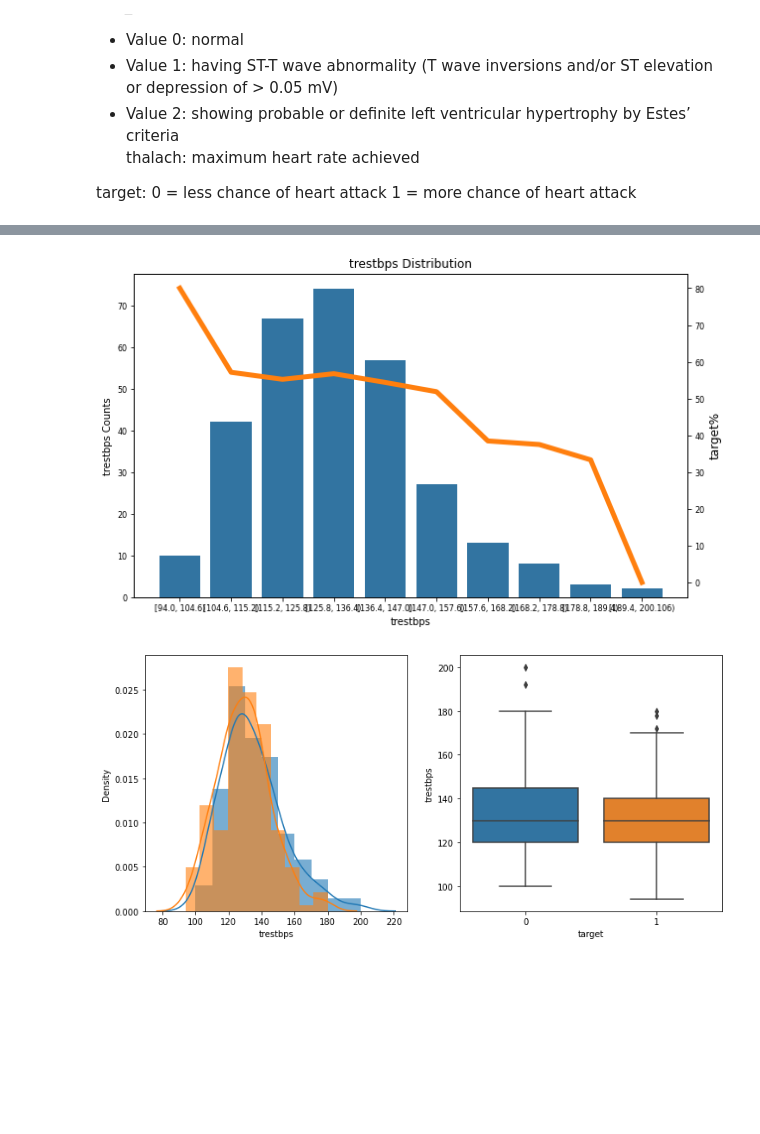
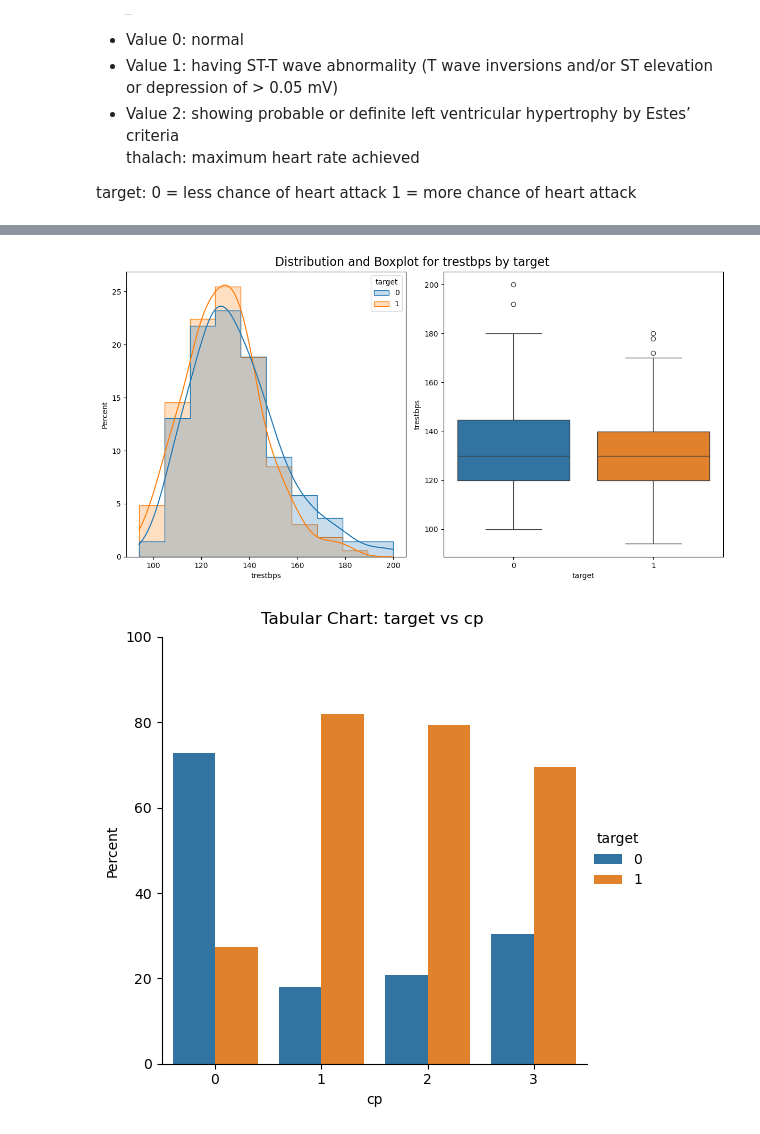
Before and after one commit to KyriakosJiannis/python_modules, a Jupyter notebook: eda charts.ipynb, the cells around one changed output, grey strips where cells are left out. Cells and saved outputs as stored; diff of their text form; code cells hidden in the pictures; blank space fills up the shorter version.

```diff
--- a/eda charts.ipynb
+++ b/eda charts.ipynb
@@ -44,8 +48,8 @@ df.head()
 # %%
-classification_dual_barchart(df, target_var='target', feature_var='trestbps')
+sub_hist_boxplot(df, target_var='target', feature_var='trestbps', stat = "percent")
 # %% [output]
-[figure, old version]
+[figure, new version]
 # %%
-classification_destiny_boxplot(df, target_var='target', feature_var='trestbps')
+tabular_plot(df, target_var='target', feature_var='cp' )
 # %% [output]
-[figure, old version]
+[figure, new version]
```
Also changed, not shown: parts of 9 cells of this notebook, 3 other files.
